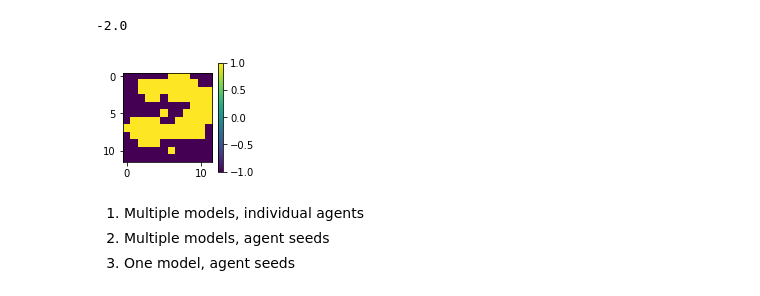
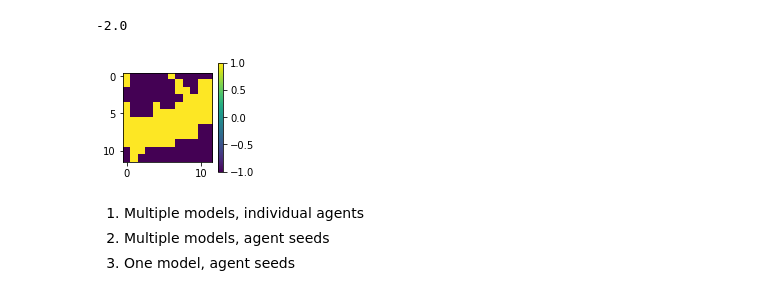
Before and after one commit to ccli3896/RLWorms, a Jupyter notebook: 12_19_homeTesting/RunThings.ipynb, the cells around one changed output. Saved outputs shown, nothing was run; the diff lists cells and outputs as text; code cells hidden in the pictures.

```diff
--- a/12_19_homeTesting/RunThings.ipynb
+++ b/12_19_homeTesting/RunThings.ipynb
@@ -86,10 +86,10 @@ np.sum(np.sign(agt.Qtab[:,1]-.6-agt.Qtab[:,0]))
 -2.0
 # %%
 plt.figure(figsize=(2,2))
-plt.imshow(np.sign((agt.Qtab[:,1]-.6-agt.Qtab[:,0]).reshape(12,12)))
+plt.imshow(np.sign((agt.Qtab[:,1]-.5).reshape(12,12)))
 plt.colorbar();
 # %% [output]
-[figure, old version]
+[figure, new version]
 # %%
 dict_names = [
     # First worm
```
Also changed, not shown: parts of 24 cells of this notebook, 4 other files.
